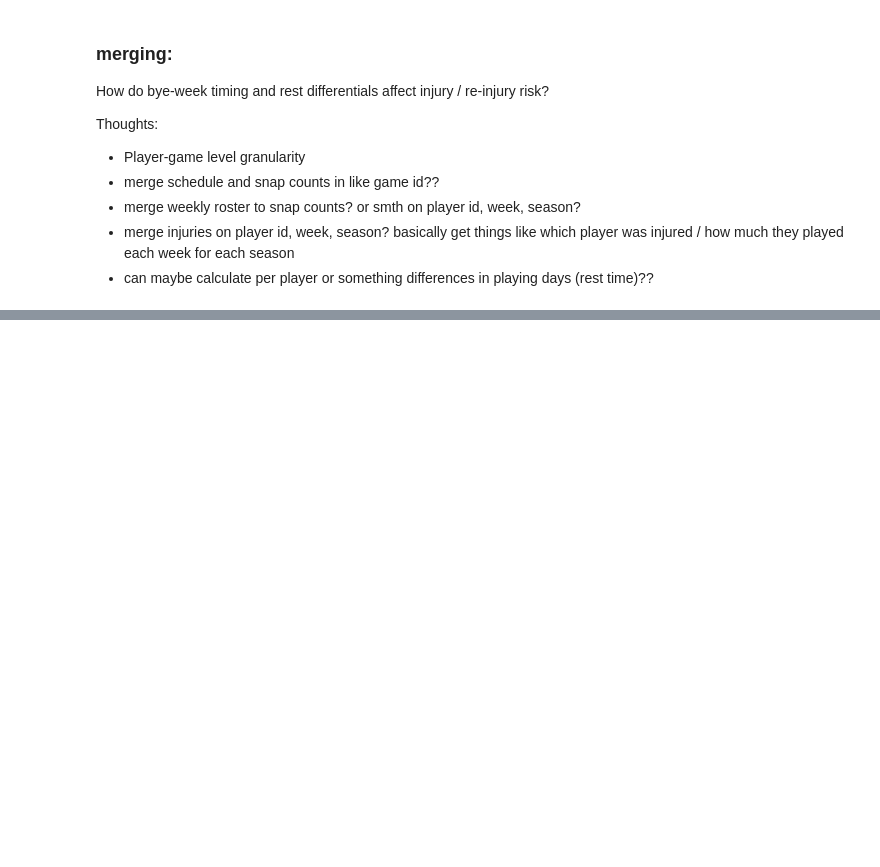
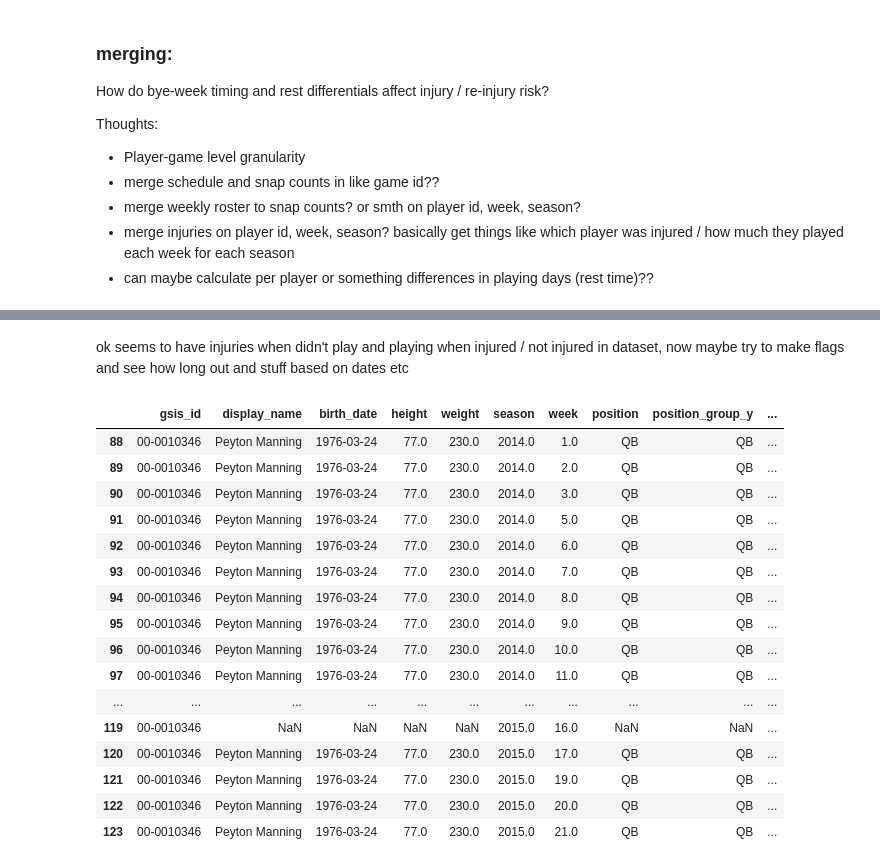
Before and after one commit to jc39963/NFLPA_2025, a Jupyter notebook: injury_table.ipynb, the cells around one changed output, grey strips where cells are left out. Saved outputs shown, nothing was run; the diff lists cells and outputs as text; code cells hidden in the pictures; blank space fills up the shorter version.

Commit message:
added full data cleaned and modeling nb try

```diff
--- a/injury_table.ipynb
+++ b/injury_table.ipynb
@@ -326,0 +473,3 @@ basically get things like which player was injured / how much they played each w
+# %%
+# test on simple merge of injuries and player snap info
+test_combined = player_week_season.merge(injuries_mod, how = 'outer', on = ['gsis_id', 'season', 'week'], indicator=True)
@@ -326,0 +493,5 @@ basically get things like which player was injured / how much they played each w
+# %%
+test_combined.drop(columns=['_merge'], inplace=True)
+# %%
+# get more about schedule so we can see rest days etc, final merge
+full_combined = test_combined.merge(sched_mod[['game_id', 'gameday', 'weekday']], how = 'left', on = 'game_id', indicator=True)
@@ -326,0 +515,2 @@ basically get things like which player was injured / how much they played each w
+# %%
+full_combined.drop(columns=['_merge', 'first_name', 'last_name'], inplace=True)
@@ -326,0 +519,22 @@ basically get things like which player was injured / how much they played each w
+# %% [markdown]
+ok seems to have injuries when didn't play and playing when injured / not injured in dataset, now maybe try to make flags and see how long out and stuff based on dates etc
+# %%
+full_combined[full_combined['gsis_id'] == '00-0010346']
+# %% [output]
+|  | gsis_id | display_name | birth_date | height | weight | season | week | position | position_group_y | ... |
+| 88 | 00-0010346 | Peyton Manning | 1976-03-24 | 77.0 | 230.0 | 2014.0 | 1.0 | QB | QB | ... |
+| 89 | 00-0010346 | Peyton Manning | 1976-03-24 | 77.0 | 230.0 | 2014.0 | 2.0 | QB | QB | ... |
+| 90 | 00-0010346 | Peyton Manning | 1976-03-24 | 77.0 | 230.0 | 2014.0 | 3.0 | QB | QB | ... |
+| 91 | 00-0010346 | Peyton Manning | 1976-03-24 | 77.0 | 230.0 | 2014.0 | 5.0 | QB | QB | ... |
+| 92 | 00-0010346 | Peyton Manning | 1976-03-24 | 77.0 | 230.0 | 2014.0 | 6.0 | QB | QB | ... |
+| 93 | 00-0010346 | Peyton Manning | 1976-03-24 | 77.0 | 230.0 | 2014.0 | 7.0 | QB | QB | ... |
+| 94 | 00-0010346 | Peyton Manning | 1976-03-24 | 77.0 | 230.0 | 2014.0 | 8.0 | QB | QB | ... |
+| 95 | 00-0010346 | Peyton Manning | 1976-03-24 | 77.0 | 230.0 | 2014.0 | 9.0 | QB | QB | ... |
+| 96 | 00-0010346 | Peyton Manning | 1976-03-24 | 77.0 | 230.0 | 2014.0 | 10.0 | QB | QB | ... |
+| 97 | 00-0010346 | Peyton Manning | 1976-03-24 | 77.0 | 230.0 | 2014.0 | 11.0 | QB | QB | ... |
+| ... | ... | ... | ... | ... | ... | ... | ... | ... | ... | ... |
+| 119 | 00-0010346 | NaN | NaN | NaN | NaN | 2015.0 | 16.0 | NaN | NaN | ... |
+| 120 | 00-0010346 | Peyton Manning | 1976-03-24 | 77.0 | 230.0 | 2015.0 | 17.0 | QB | QB | ... |
+| 121 | 00-0010346 | Peyton Manning | 1976-03-24 | 77.0 | 230.0 | 2015.0 | 19.0 | QB | QB | ... |
+| 122 | 00-0010346 | Peyton Manning | 1976-03-24 | 77.0 | 230.0 | 2015.0 | 20.0 | QB | QB | ... |
+| 123 | 00-0010346 | Peyton Manning | 1976-03-24 | 77.0 | 230.0 | 2015.0 | 21.0 | QB | QB | ... |
```
Also changed, not shown: parts of 53 cells of this notebook, 5 other files.
